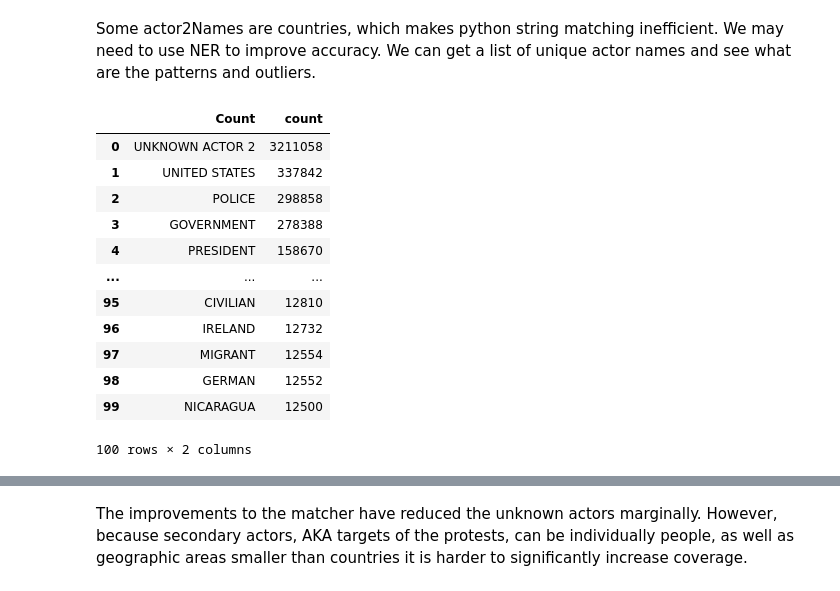
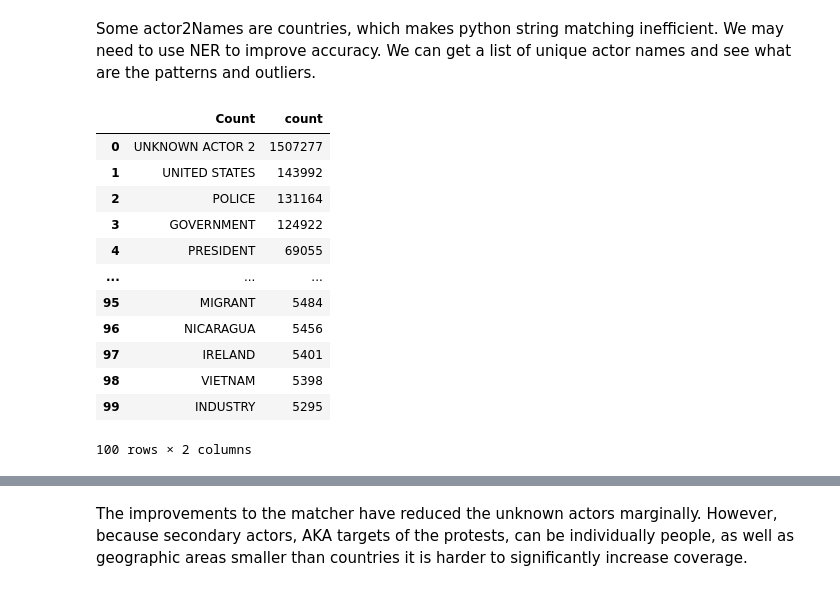
Before and after one commit to XicaFelix/gdelt_global_protests_2017_2022, a Jupyter notebook: GDLET_protests_2018_2021.ipynb, the cells around one changed output, grey strips where cells are left out. Saved outputs shown, nothing was run; the diff lists cells and outputs as text; code cells hidden in the pictures.

```diff
--- a/GDLET_protests_2018_2021.ipynb
+++ b/GDLET_protests_2018_2021.ipynb
@@ -22,0 +50,13 @@ df = pd.concat([df1, df2], ignore_index = True)
+# %%
+# Check for duplicates
+# before = len(df)
+# df = df.drop_duplicates()
+# after = len(df)
+# print(f"Dropped {before-after} exact duplicates")
+
+# Drop duplicates based on key columns
+key_cols = ['SQLDATE','ActionGeo_Lat','ActionGeo_Long','Actor1Name','Actor2Name'
+,'EventCode']
+unique_before = df.shape[0]
+df = df.drop_duplicates(subset=key_cols)
+print(f"Dropped {unique_before - df.shape[0]} duplicates based on {key_cols}")
@@ -57,7 +99,8 @@ df.head()
 # %%
 # Create a new column to see if the protest was pre-COVID (3/1/2020)
 
-df['COVID_Era'] = np.where(df['SQLDATE'] < '2020-03-01', 'Pre-COVID', 'COVID-Era')
+df['COVID_Era'] = np.where(df['SQLDATE'] < '2020-03-01', 'Pre-COVID',
+                           'COVID-Era')
 # %%
 # Track motivations of the protest using the Event Code
 
@@ -82,7 +125,8 @@ motivations = [
 ]
 
 # Default fallback if no match
-df['ProtestMotivation'] = np.select(conditions, motivations, default='General Protest')
+df['ProtestMotivation'] = np.select(conditions, motivations,
+                                    default='General Protest')
 # %%
 # Check the results
 df.head(10)
@@ -103,19 +147,20 @@ Some actor2Names are countries, which makes python string matching inefficient.
 # %%
 # Get unique actor names
 actor2_unique = df['Actor2Name'].dropna().str.upper().value_counts().head(100)
-actor2_unique.to_frame().reset_index().rename(columns={'index': 'Actor2Name', 'Actor2Name': 'Count'})
+actor2_unique.to_frame().reset_index().rename(columns={'index': 'Actor2Name',
+                                                       'Actor2Name': 'Count'})
 # %% [output]
 |  | Count | count |
-| 0 | UNKNOWN ACTOR 2 | 3211058 |
-| 1 | UNITED STATES | 337842 |
-| 2 | POLICE | 298858 |
-| 3 | GOVERNMENT | 278388 |
-| 4 | PRESIDENT | 158670 |
+| 0 | UNKNOWN ACTOR 2 | 1507277 |
+| 1 | UNITED STATES | 143992 |
+| 2 | POLICE | 131164 |
+| 3 | GOVERNMENT | 124922 |
+| 4 | PRESIDENT | 69055 |
 | ... | ... | ... |
-| 95 | CIVILIAN | 12810 |
-| 96 | IRELAND | 12732 |
-| 97 | MIGRANT | 12554 |
-| 98 | GERMAN | 12552 |
-| 99 | NICARAGUA | 12500 |
+| 95 | MIGRANT | 5484 |
+| 96 | NICARAGUA | 5456 |
+| 97 | IRELAND | 5401 |
+| 98 | VIETNAM | 5398 |
+| 99 | INDUSTRY | 5295 |
 100 rows × 2 columns
 # %%
```
Also changed, not shown: parts of 24 cells of this notebook.
